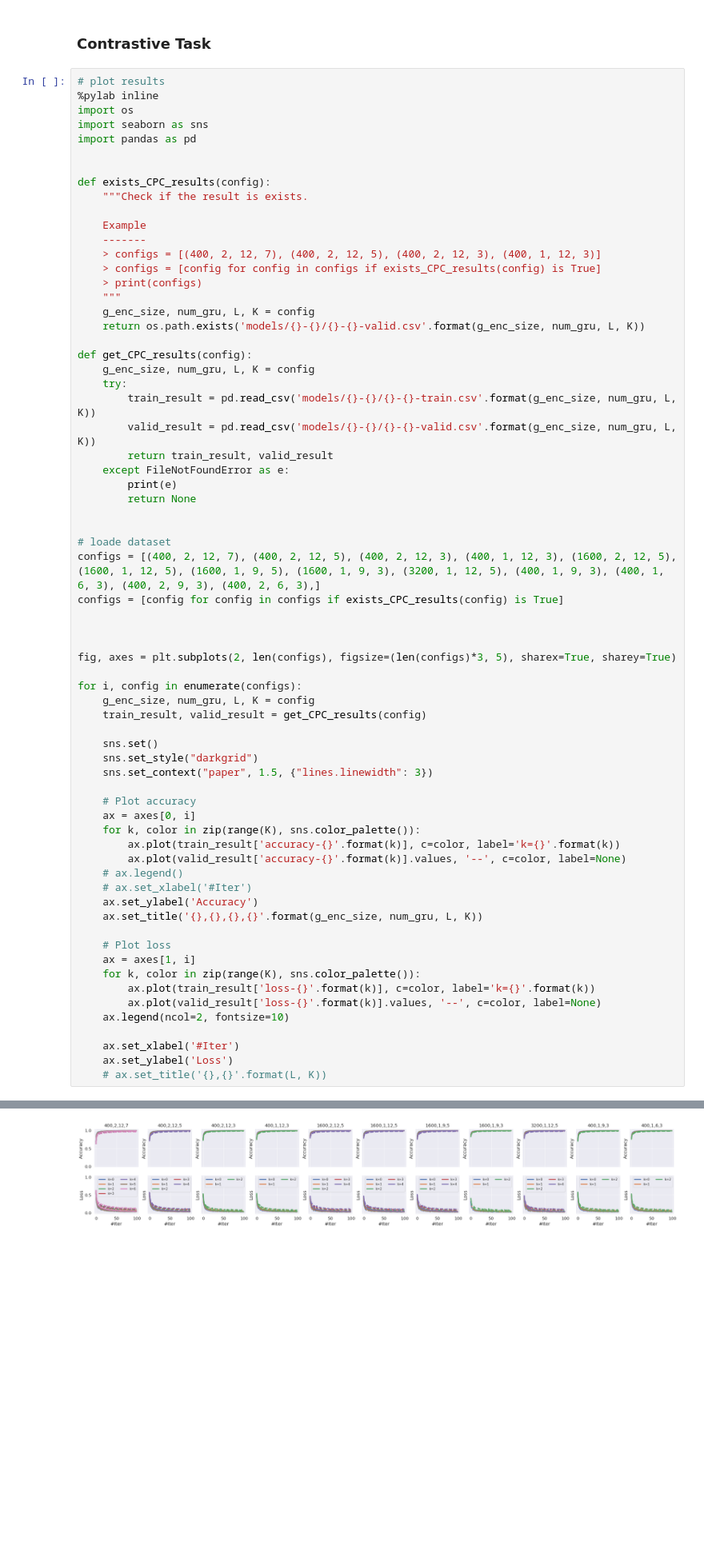
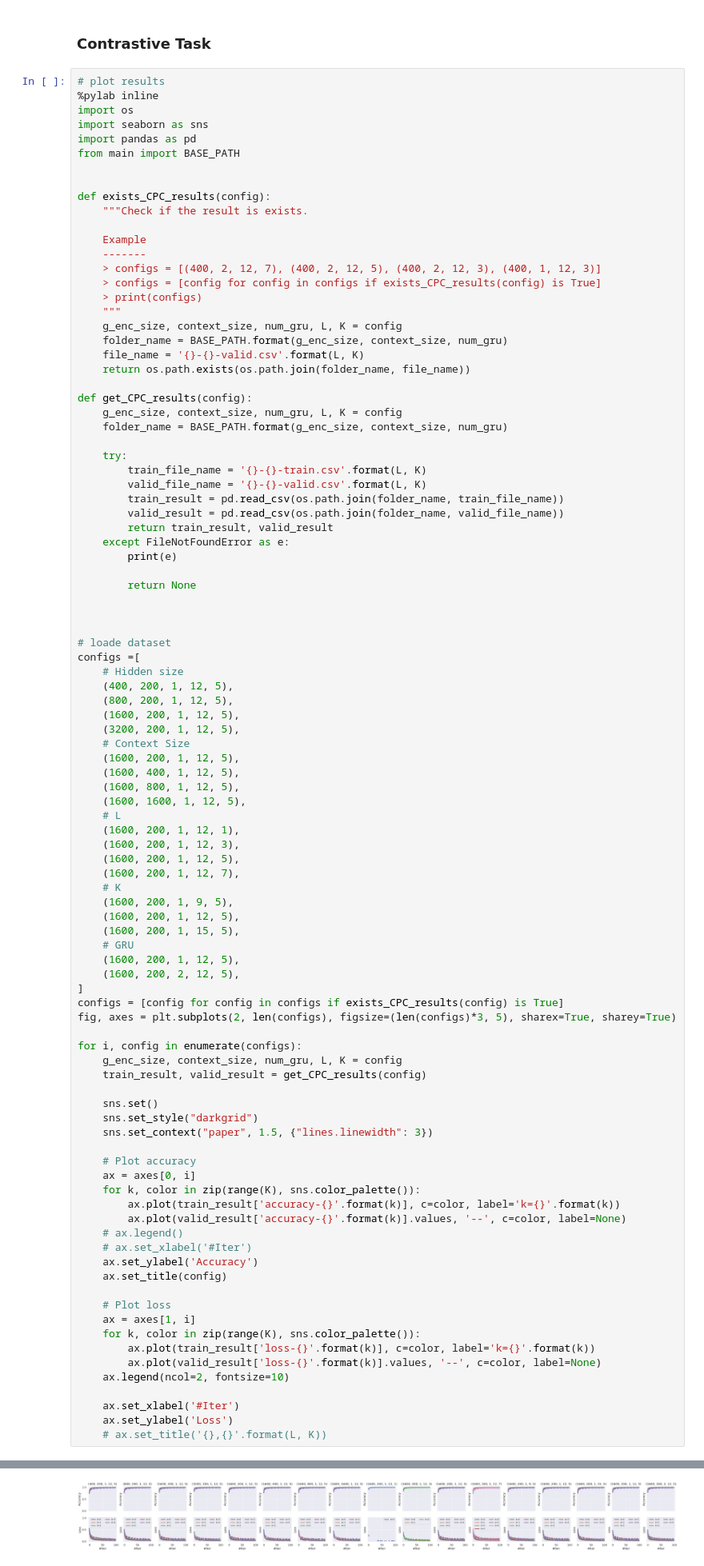
Before and after one commit to yusuke0519/constrastive_predictive_coding, a Jupyter notebook: label_prediction.ipynb, the cells around one changed output, grey strips where cells are left out. Shown at 80% size. Drawn from its saved outputs; the diff is of its cells as text; blank space fills up the shorter version.

```diff
--- a/label_prediction.ipynb
+++ b/label_prediction.ipynb
@@ -6,6 +6,7 @@
 import os
 import seaborn as sns
 import pandas as pd
+from main import BASE_PATH
 
 
 def exists_CPC_results(config):
@@ -17,59 +18,87 @@ def exists_CPC_results(config):
     > configs = [config for config in configs if exists_CPC_results(config) is True]
     > print(configs)
     """
-    g_enc_size, num_gru, L, K = config
-    return os.path.exists('models/{}-{}/{}-{}-valid.csv'.format(g_enc_size, num_gru, L, K))
+    g_enc_size, context_size, num_gru, L, K = config
+    folder_name = BASE_PATH.format(g_enc_size, context_size, num_gru)
+    file_name = '{}-{}-valid.csv'.format(L, K)
+    return os.path.exists(os.path.join(folder_name, file_name))
 
 def get_CPC_results(config):
-    g_enc_size, num_gru, L, K = config
+    g_enc_size, context_size, num_gru, L, K = config
+    folder_name = BASE_PATH.format(g_enc_size, context_size, num_gru)
+
     try:
-        train_result = pd.read_csv('models/{}-{}/{}-{}-train.csv'.format(g_enc_size, num_gru, L, K))
-        valid_result = pd.read_csv('models/{}-{}/{}-{}-valid.csv'.format(g_enc_size, num_gru, L, K))
+        train_file_name = '{}-{}-train.csv'.format(L, K)
+        valid_file_name = '{}-{}-valid.csv'.format(L, K)
+        train_result = pd.read_csv(os.path.join(folder_name, train_file_name))
+        valid_result = pd.read_csv(os.path.join(folder_name, valid_file_name))
         return train_result, valid_result
     except FileNotFoundError as e:
         print(e)
+
         return None
 
 
+
 # loade dataset
-configs = [(400, 2, 12, 7), (400, 2, 12, 5), (400, 2, 12, 3), (400, 1, 12, 3), (1600, 2, 12, 5), (1600, 1, 12, 5), (1600, 1, 9, 5), (1600, 1, 9, 3), (3200, 1, 12, 5), (400, 1, 9, 3), (400, 1, 6, 3), (400, 2, 9, 3), (400, 2, 6, 3),]
+configs =[
+    # Hidden size
+    (400, 200, 1, 12, 5),
+    (800, 200, 1, 12, 5),
+    (1600, 200, 1, 12, 5),
+    (3200, 200, 1, 12, 5),
+    # Context Size
+    (1600, 200, 1, 12, 5),
+    (1600, 400, 1, 12, 5),
+    (1600, 800, 1, 12, 5),
+    (1600, 1600, 1, 12, 5),
+    # L
+    (1600, 200, 1, 12, 1),
+    (1600, 200, 1, 12, 3),
+    (1600, 200, 1, 12, 5),
+    (1600, 200, 1, 12, 7),
+    # K
+    (1600, 200, 1, 9, 5),
+    (1600, 200, 1, 12, 5),
+    (1600, 200, 1, 15, 5),
+    # GRU
+    (1600, 200, 1, 12, 5),
+    (1600, 200, 2, 12, 5),
+]
 configs = [config for config in configs if exists_CPC_results(config) is True]
-
-
-
 fig, axes = plt.subplots(2, len(configs), figsize=(len(configs)*3, 5), sharex=True, sharey=True)
 
 for i, config in enumerate(configs):
-    g_enc_size, num_gru, L, K = config
+    g_enc_size, context_size, num_gru, L, K = config
     train_result, valid_result = get_CPC_results(config)
 
     sns.set()
     sns.set_style("darkgrid")
     sns.set_context("paper", 1.5, {"lines.linewidth": 3})
 
     # Plot accuracy
     ax = axes[0, i]
     for k, color in zip(range(K), sns.color_palette()):
         ax.plot(train_result['accuracy-{}'.format(k)], c=color, label='k={}'.format(k))
         ax.plot(valid_result['accuracy-{}'.format(k)].values, '--', c=color, label=None)
     # ax.legend()
     # ax.set_xlabel('#Iter')
     ax.set_ylabel('Accuracy')
-    ax.set_title('{},{},{},{}'.format(g_enc_size, num_gru, L, K))
+    ax.set_title(config)
 
     # Plot loss
     ax = axes[1, i]
     for k, color in zip(range(K), sns.color_palette()):
         ax.plot(train_result['loss-{}'.format(k)], c=color, label='k={}'.format(k))
         ax.plot(valid_result['loss-{}'.format(k)].values, '--', c=color, label=None)
     ax.legend(ncol=2, fontsize=10)
 
     ax.set_xlabel('#Iter')
     ax.set_ylabel('Loss')
     # ax.set_title('{},{}'.format(L, K))
 # %% [output]
 Populating the interactive namespace from numpy and matplotlib
-[figure, old version]
+[figure, new version]
 # %% [markdown]
 * 若干汎化誤差がある
 * 長期の予測ほど外れてる傾向にある
```
Also changed, not shown: parts of 26 cells of this notebook, 8 other files.
